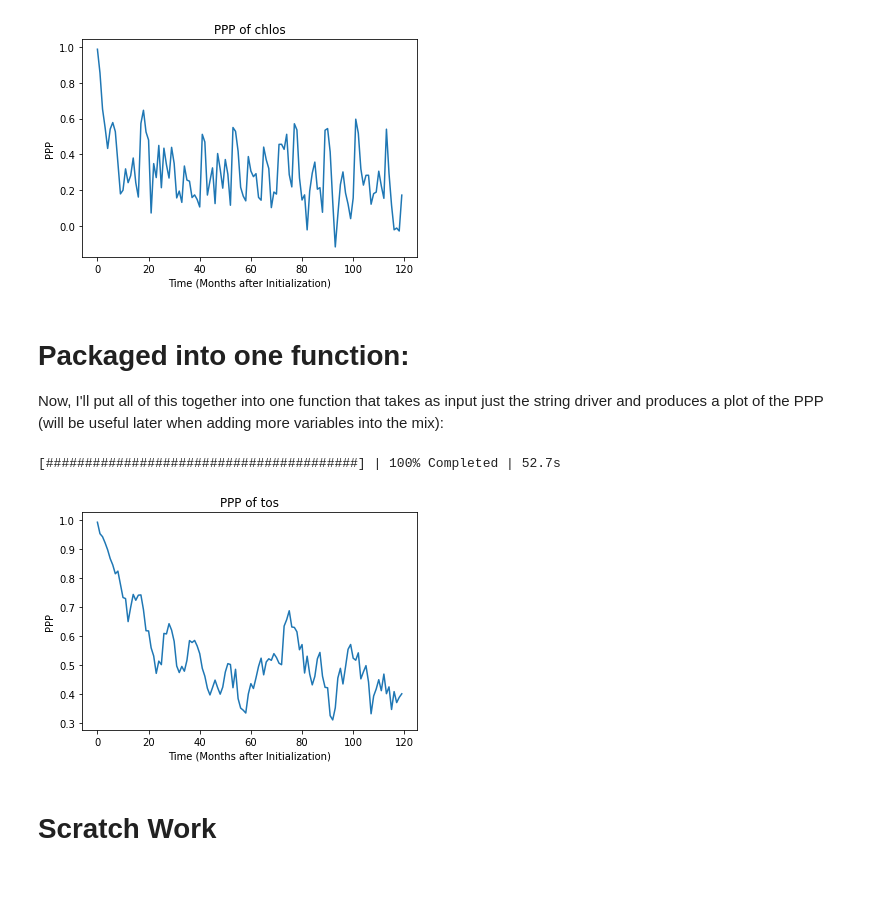
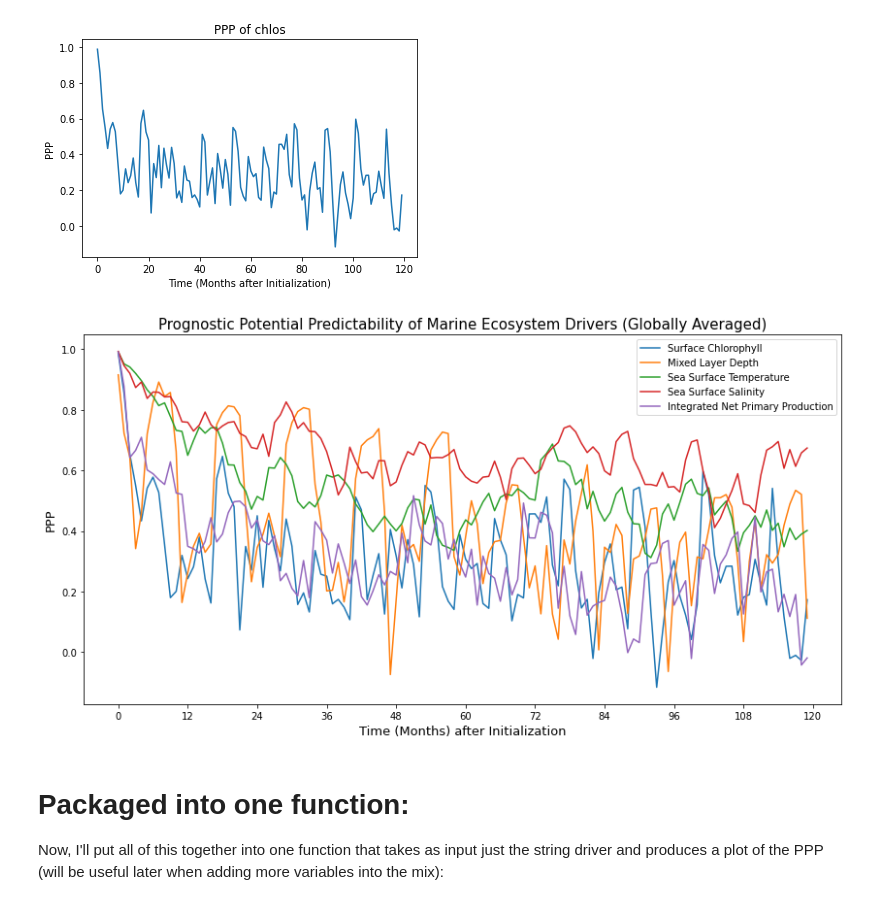
Before and after one commit to saumyamalik/Predictability, a Jupyter notebook: Variance and PPP - Global Mean-Copy1.ipynb, the cells around one changed output. Cells and saved outputs as stored; diff of their text form; code cells hidden in the pictures.

Commit message:
Plots of all ppp, global mean

```diff
--- a/Variance and PPP - Global Mean-Copy1.ipynb
+++ b/Variance and PPP - Global Mean-Copy1.ipynb
@@ -156,0 +147,2 @@ plot_ppp(npp_month_var,npp_var,'intpp')
+# %%
+ppp_sos = plot_ppp(sos_month_var,sos_var,'sos')
@@ -156,0 +151,2 @@ plot_ppp(npp_month_var,npp_var,'intpp')
+# %%
+ppp_mld = plot_ppp(mld_month_var,mld_var,'MLD_003')
@@ -156,0 +155,2 @@ plot_ppp(npp_month_var,npp_var,'intpp')
+# %%
+ppp_npp = plot_ppp(npp_month_var,npp_var,'intpp')
@@ -157,7 +159,22 @@ plot_ppp(npp_month_var,npp_var,'intpp')
 # %%
-plot_ppp(chlos_month_var,chlos_var,'chlos')
+ppp_chlos = plot_ppp(chlos_month_var,chlos_var,'chlos')
 # %% [output]
 [figure]
+# %%
+fig,ax = plt.subplots(1,1,figsize=(14,7))
+ax.set_xticks([0,12,24,36,48,60,72,84,96,108,120])
+ax.plot(ppp_chlos,label='Surface Chlorophyll')
+ax.plot(ppp_mld,label='Mixed Layer Depth')
+ax.plot(ppp_tos,label='Sea Surface Temperature')
+ax.plot(ppp_sos,label='Sea Surface Salinity')
+ax.plot(ppp_npp,label='Integrated Net Primary Production')
+plt.legend(bbox_to_anchor=(1,1))
+plt.title('Prognostic Potential Predictability of Marine Ecosystem Drivers (Globally Averaged)',fontsize=15)
+plt.xlabel('Time (Months) after Initialization',fontsize=13)
+plt.ylabel('PPP',fontsize=13)
+plt.savefig('Prognostic Potential Predictability of Marine Ecosystem Drivers (Globally Averaged)')
+# %% [output]
+[figure, added]
 # %% [markdown]
 # Packaged into one function:
 Now, I'll put all of this together into one function that takes as input just the string driver and produces a plot of the PPP (will be useful later when adding more variables into the mix):
@@ -178,10 +195,3 @@ def driver_ppp_plot(driver):
 #     plt.title('PPP of ' + driver_name)
 #     plt.xlabel('Time (Months after Initialization)')
 #     plt.ylabel('PPP')
-# %%
-driver_ppp_plot('tos')
-# %% [output]
-[########################################] | 100% Completed | 52.7s
-[figure, removed]
-# %% [markdown]
-# Scratch Work
```
Also changed, not shown: parts of 29 cells of this notebook.
